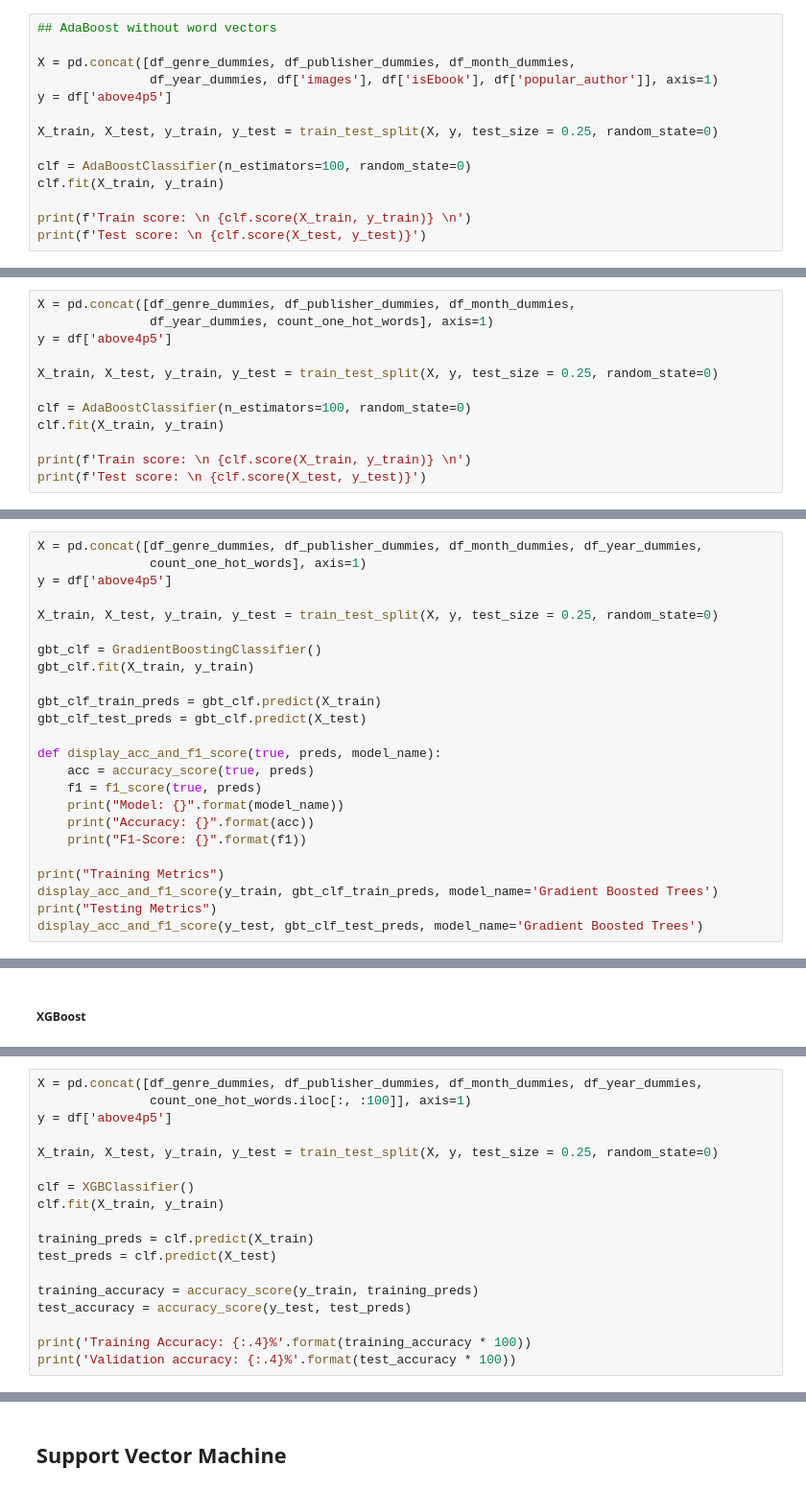
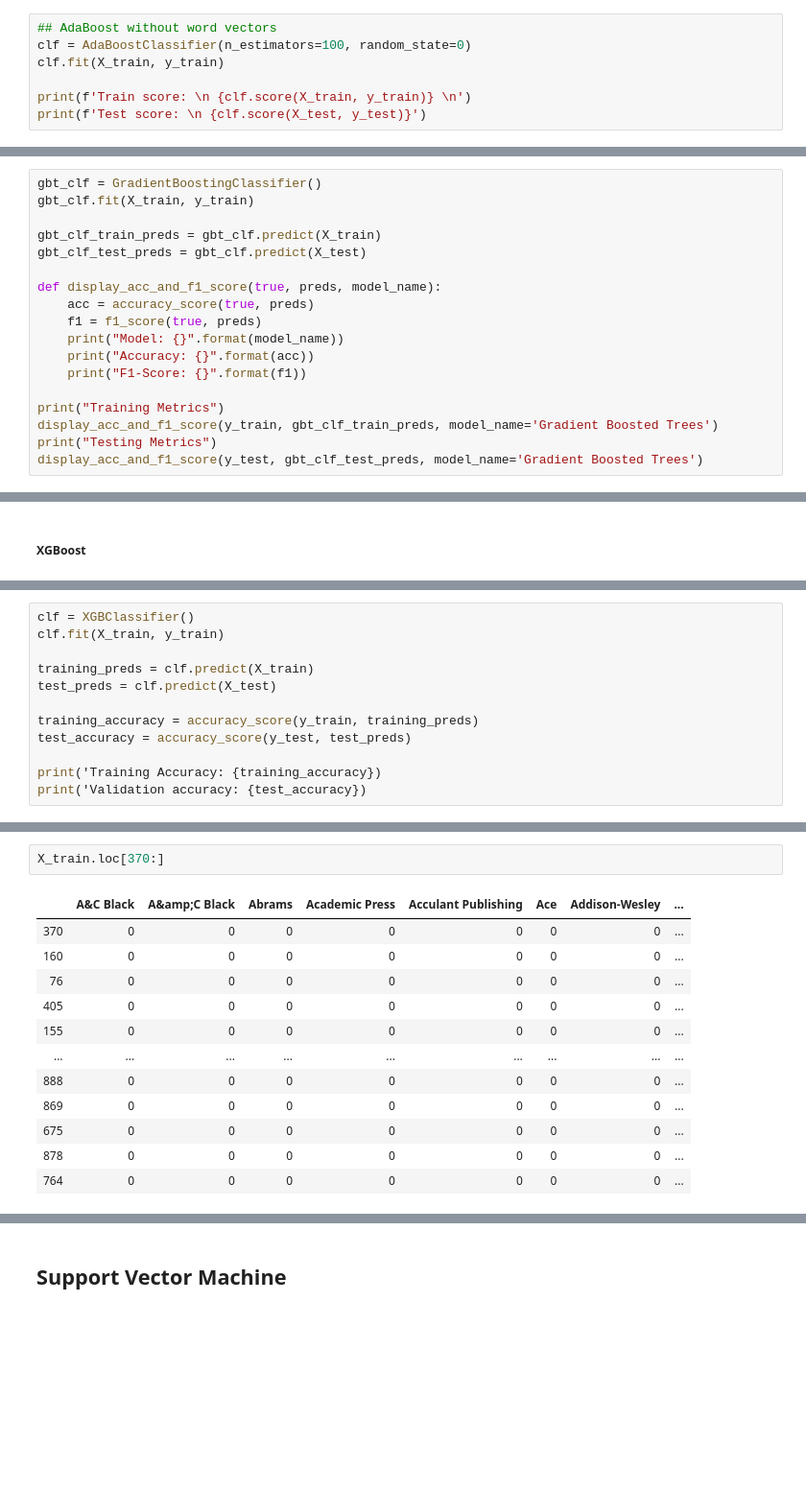
Before and after one commit to michaeleby1/google-books-classification, a Jupyter notebook: modeling.ipynb, the cells around one changed output, grey strips where cells are left out. Shown at 96% size. Saved outputs shown, nothing was run; the diff lists cells and outputs as text; blank space fills up the shorter version.

```diff
--- a/modeling.ipynb
+++ b/modeling.ipynb
@@ -419,13 +307,6 @@ Test score:
 ##### AdaBoost
 # %%
 ## AdaBoost without word vectors
-
-X = pd.concat([df_genre_dummies, df_publisher_dummies, df_month_dummies,
-               df_year_dummies, df['images'], df['isEbook'], df['popular_author']], axis=1)
-y = df['above4p5']
-
-X_train, X_test, y_train, y_test = train_test_split(X, y, test_size = 0.25, random_state=0)
-
 clf = AdaBoostClassifier(n_estimators=100, random_state=0)
 clf.fit(X_train, y_train)
 
@@ -440,12 +320,0 @@ Test score:
-# %%
-X = pd.concat([df_genre_dummies, df_publisher_dummies, df_month_dummies,
-               df_year_dummies, count_one_hot_words], axis=1)
-y = df['above4p5']
-
-X_train, X_test, y_train, y_test = train_test_split(X, y, test_size = 0.25, random_state=0)
-
-clf = AdaBoostClassifier(n_estimators=100, random_state=0)
-clf.fit(X_train, y_train)
-
-print(f'Train score: \n {clf.score(X_train, y_train)} \n')
-print(f'Test score: \n {clf.score(X_test, y_test)}')
@@ -458,12 +321,6 @@ Test score:
 # %% [markdown]
 ##### Gradient Boost
 # %%
-X = pd.concat([df_genre_dummies, df_publisher_dummies, df_month_dummies, df_year_dummies,
-               count_one_hot_words], axis=1)
-y = df['above4p5']
-
-X_train, X_test, y_train, y_test = train_test_split(X, y, test_size = 0.25, random_state=0)
-
 gbt_clf = GradientBoostingClassifier()
 gbt_clf.fit(X_train, y_train)
 
@@ -511,10 +352,4 @@ count_one_hot_words.iloc[:, :100]
 # %%
-X = pd.concat([df_genre_dummies, df_publisher_dummies, df_month_dummies, df_year_dummies,
-               count_one_hot_words.iloc[:, :100]], axis=1)
-y = df['above4p5']
-
-X_train, X_test, y_train, y_test = train_test_split(X, y, test_size = 0.25, random_state=0)
-
 clf = XGBClassifier()
 clf.fit(X_train, y_train)
 
@@ -524,6 +359,6 @@ test_preds = clf.predict(X_test)
 training_accuracy = accuracy_score(y_train, training_preds)
 test_accuracy = accuracy_score(y_test, test_preds)
 
-print('Training Accuracy: {:.4}%'.format(training_accuracy * 100))
-print('Validation accuracy: {:.4}%'.format(test_accuracy * 100))
+print('Training Accuracy: {training_accuracy})
+print('Validation accuracy: {test_accuracy})
 # %% [output]
@@ -531,0 +366,15 @@ Validation accuracy: 60.43%
+# %%
+X_train.loc[370:]
+# %% [output]
+|  | A&C Black | A&amp;C Black | Abrams | Academic Press | Acculant Publishing | Ace | Addison-Wesley | ... |
+| 370 | 0 | 0 | 0 | 0 | 0 | 0 | 0 | ... |
+| 160 | 0 | 0 | 0 | 0 | 0 | 0 | 0 | ... |
+| 76 | 0 | 0 | 0 | 0 | 0 | 0 | 0 | ... |
+| 405 | 0 | 0 | 0 | 0 | 0 | 0 | 0 | ... |
+| 155 | 0 | 0 | 0 | 0 | 0 | 0 | 0 | ... |
+| ... | ... | ... | ... | ... | ... | ... | ... | ... |
+| 888 | 0 | 0 | 0 | 0 | 0 | 0 | 0 | ... |
+| 869 | 0 | 0 | 0 | 0 | 0 | 0 | 0 | ... |
+| 675 | 0 | 0 | 0 | 0 | 0 | 0 | 0 | ... |
+| 878 | 0 | 0 | 0 | 0 | 0 | 0 | 0 | ... |
+| 764 | 0 | 0 | 0 | 0 | 0 | 0 | 0 | ... |
```
Also changed, not shown: parts of 27 cells of this notebook.
